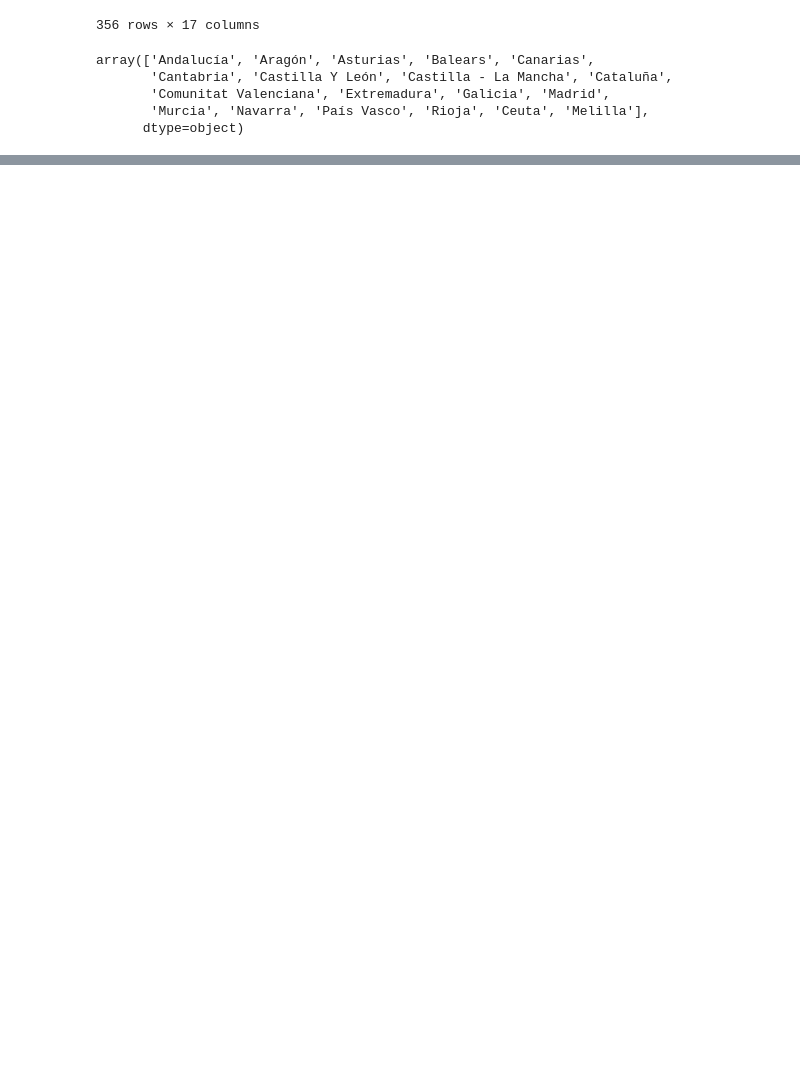
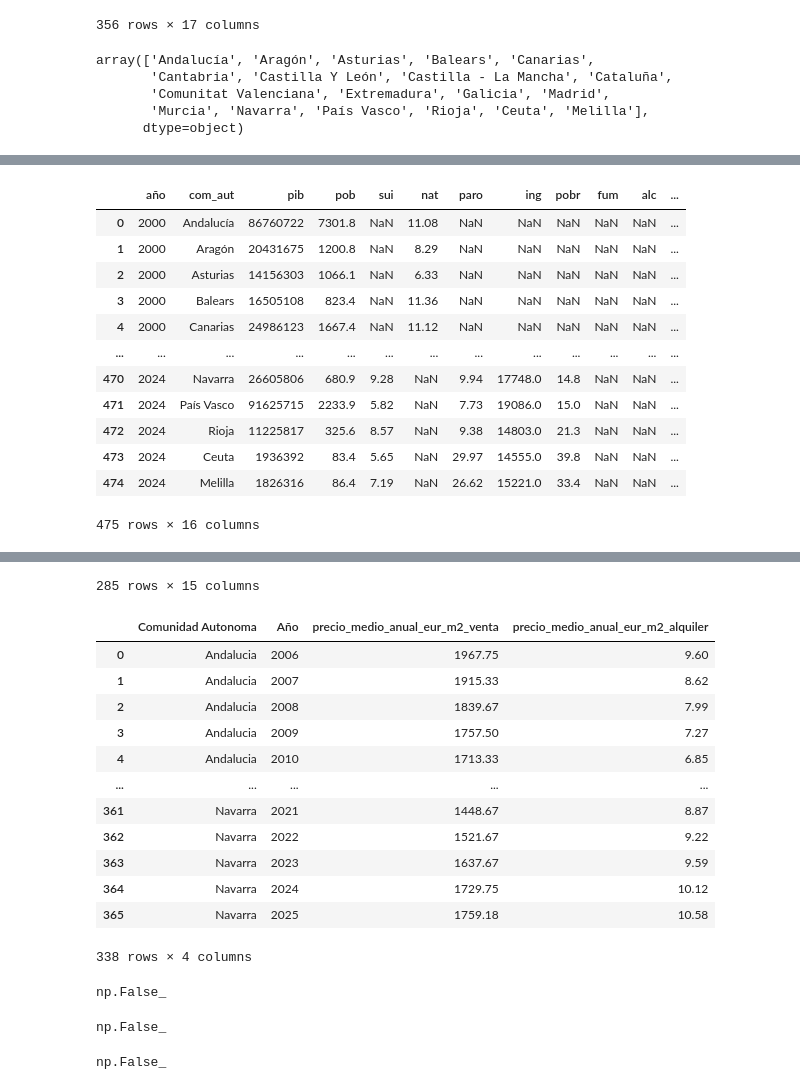
Before and after one commit to mrosm-dev/EDA_PIB_VS_CALIDAD_DE_VIDA, a Jupyter notebook: notebooks/03_fusion_datasets.ipynb, the cells around one changed output, grey strips where cells are left out. Saved outputs shown, nothing was run; the diff lists cells and outputs as text; code cells hidden in the pictures; blank space fills up the shorter version.

```diff
--- a/notebooks/03_fusion_datasets.ipynb
+++ b/notebooks/03_fusion_datasets.ipynb
@@ -1,5 +1,7 @@
 # %%
 import pandas as pd
+# pd.set_option("display.max_rows", None)
+pd.set_option("display.max_columns", None)
 # %%
 def merge_datasets(df_left:pd.DataFrame, df_right:pd.DataFrame, on1_left:str, on1_right:str, on2_left:str, on2_right:str):
     '''
@@ -70,0 +59,22 @@ merge_datasets(df_pedro,
+# %%
+df_pedro = pd.read_csv('../data/processed/datos_pedro.csv', sep='|', index_col=0)
+df_mili = pd.read_csv('../data/processed/pib_vs_calidad_vida.csv', sep=',', index_col=0).reset_index()
+df_manu = pd.read_csv('../data/interim/alquiler_venta_ccaa.csv', sep=',', index_col=0)
+# %%
+display(df_pedro)
+display(df_mili)
+display(df_manu)
+# %% [output]
+|  | año | com_aut | pib | pob | sui | nat | paro | ing | pobr | fum | alc | ... |
+| 0 | 2000 | Andalucía | 86760722 | 7301.8 | NaN | 11.08 | NaN | NaN | NaN | NaN | NaN | ... |
+| 1 | 2000 | Aragón | 20431675 | 1200.8 | NaN | 8.29 | NaN | NaN | NaN | NaN | NaN | ... |
+| 2 | 2000 | Asturias | 14156303 | 1066.1 | NaN | 6.33 | NaN | NaN | NaN | NaN | NaN | ... |
+| 3 | 2000 | Balears | 16505108 | 823.4 | NaN | 11.36 | NaN | NaN | NaN | NaN | NaN | ... |
+| 4 | 2000 | Canarias | 24986123 | 1667.4 | NaN | 11.12 | NaN | NaN | NaN | NaN | NaN | ... |
+| ... | ... | ... | ... | ... | ... | ... | ... | ... | ... | ... | ... | ... |
+| 470 | 2024 | Navarra | 26605806 | 680.9 | 9.28 | NaN | 9.94 | 17748.0 | 14.8 | NaN | NaN | ... |
+| 471 | 2024 | País Vasco | 91625715 | 2233.9 | 5.82 | NaN | 7.73 | 19086.0 | 15.0 | NaN | NaN | ... |
+| 472 | 2024 | Rioja | 11225817 | 325.6 | 8.57 | NaN | 9.38 | 14803.0 | 21.3 | NaN | NaN | ... |
+| 473 | 2024 | Ceuta | 1936392 | 83.4 | 5.65 | NaN | 29.97 | 14555.0 | 39.8 | NaN | NaN | ... |
+| 474 | 2024 | Melilla | 1826316 | 86.4 | 7.19 | NaN | 26.62 | 15221.0 | 33.4 | NaN | NaN | ... |
+475 rows × 16 columns
@@ -70,0 +93,14 @@ merge_datasets(df_pedro,
+285 rows × 15 columns
+|  | Comunidad Autonoma | Año | precio_medio_anual_eur_m2_venta | precio_medio_anual_eur_m2_alquiler |
+| 0 | Andalucia | 2006 | 1967.75 | 9.60 |
+| 1 | Andalucia | 2007 | 1915.33 | 8.62 |
+| 2 | Andalucia | 2008 | 1839.67 | 7.99 |
+| 3 | Andalucia | 2009 | 1757.50 | 7.27 |
+| 4 | Andalucia | 2010 | 1713.33 | 6.85 |
+| ... | ... | ... | ... | ... |
+| 361 | Navarra | 2021 | 1448.67 | 8.87 |
+| 362 | Navarra | 2022 | 1521.67 | 9.22 |
+| 363 | Navarra | 2023 | 1637.67 | 9.59 |
+| 364 | Navarra | 2024 | 1729.75 | 10.12 |
+| 365 | Navarra | 2025 | 1759.18 | 10.58 |
+338 rows × 4 columns
@@ -70,0 +115,12 @@ merge_datasets(df_pedro,
+# %%
+df_pedro.duplicated(['Comunidad Autónoma', 'año']).any()
+# %% [output]
+np.False_
+# %%
+df_mili.duplicated(['Comunidad Autónoma', 'año']).any()
+# %% [output]
+np.False_
+# %%
+df_manu.duplicated(['Comunidad Autónoma', 'año']).any()
+# %% [output]
+np.False_
```
Also changed, not shown: parts of 13 cells of this notebook.
